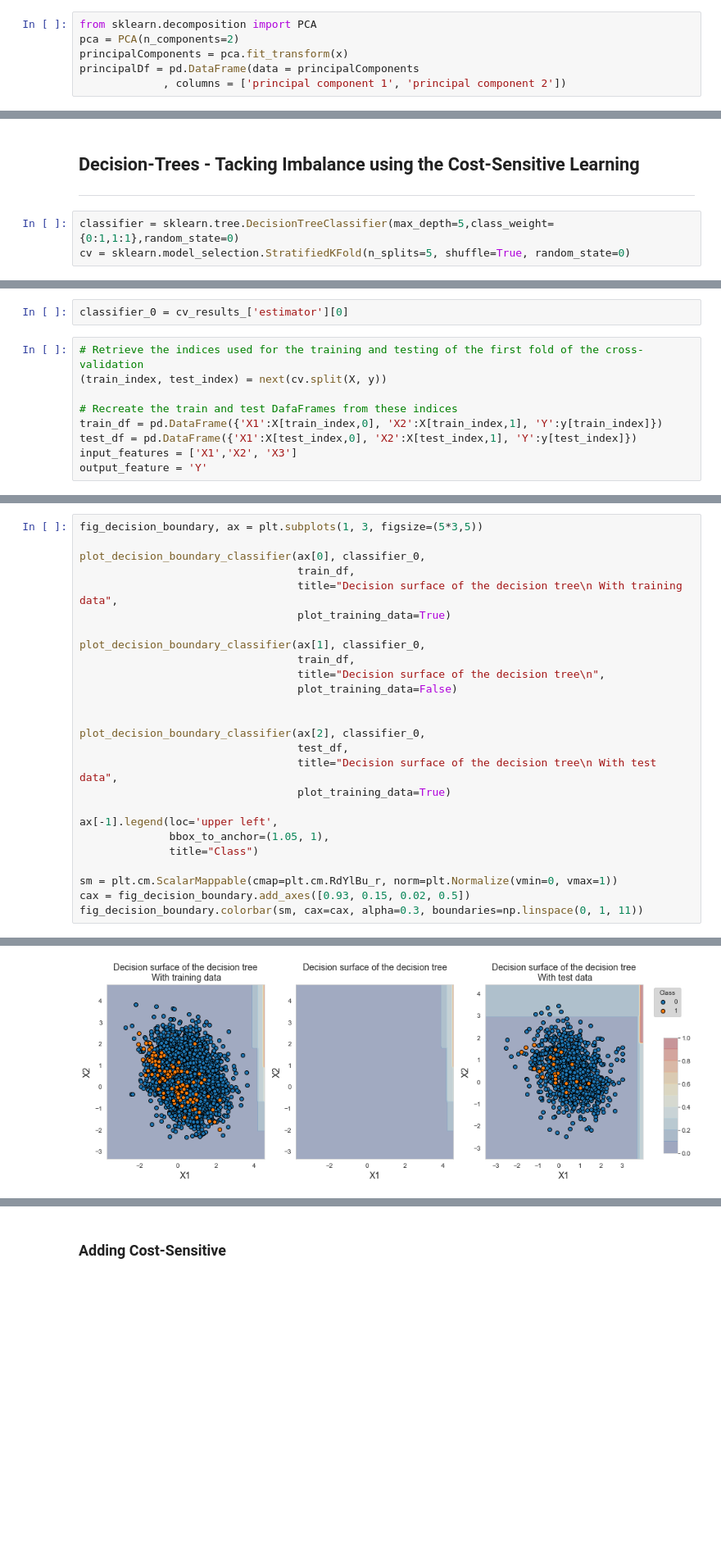
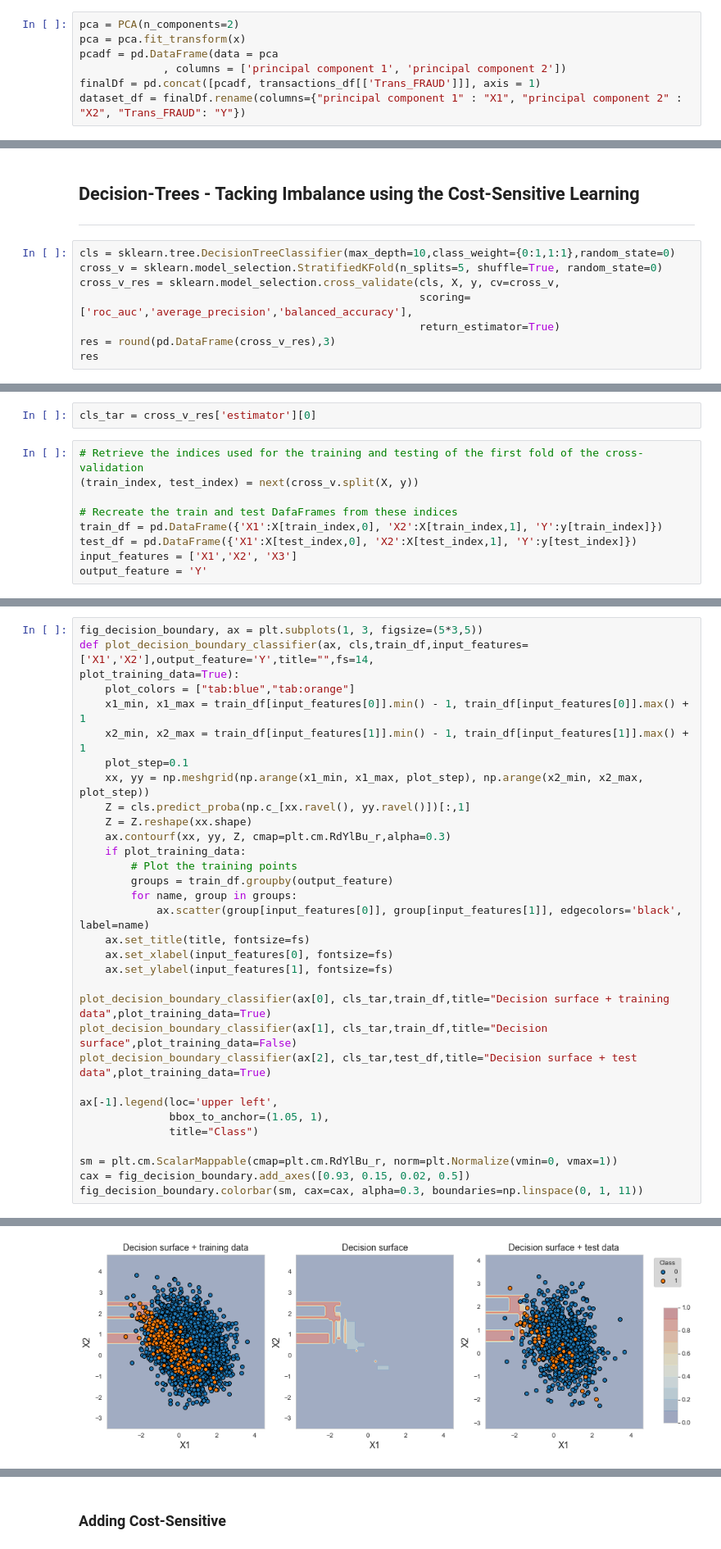
Before and after one commit to evan-dayy/Fraud-Detection-Algorithm, a Jupyter notebook: Imbalance Class-M2.ipynb, the cells around one changed output, grey strips where cells are left out. Shown: that part at 82% size. Saved outputs shown, nothing was run; the diff lists cells and outputs as text; blank space fills up the shorter version.

Commit message:
finalized imbalance class prob

```diff
--- a/Imbalance Class-M2.ipynb
+++ b/Imbalance Class-M2.ipynb
@@ -32,7 +40,8 @@ y = transactions_df.loc[:,['Trans_FRAUD']].values
 x = StandardScaler().fit_transform(x)
 # %%
-from sklearn.decomposition import PCA
 pca = PCA(n_components=2)
-principalComponents = pca.fit_transform(x)
-principalDf = pd.DataFrame(data = principalComponents
+pca = pca.fit_transform(x)
+pcadf = pd.DataFrame(data = pca
              , columns = ['principal component 1', 'principal component 2'])
+finalDf = pd.concat([pcadf, transactions_df[['Trans_FRAUD']]], axis = 1)
+dataset_df = finalDf.rename(columns={"principal component 1" : "X1", "principal component 2" : "X2", "Trans_FRAUD": "Y"})
@@ -75,5 +77,10 @@ ax.legend(loc='upper left',
 ## Decision-Trees - Tacking Imbalance using the Cost-Sensitive Learning
 ---
 # %%
-classifier = sklearn.tree.DecisionTreeClassifier(max_depth=5,class_weight={0:1,1:1},random_state=0)
-cv = sklearn.model_selection.StratifiedKFold(n_splits=5, shuffle=True, random_state=0)
+cls = sklearn.tree.DecisionTreeClassifier(max_depth=10,class_weight={0:1,1:1},random_state=0)
+cross_v = sklearn.model_selection.StratifiedKFold(n_splits=5, shuffle=True, random_state=0)
+cross_v_res = sklearn.model_selection.cross_validate(cls, X, y, cv=cross_v,
+                                                     scoring=['roc_auc','average_precision','balanced_accuracy'],
+                                                     return_estimator=True)
+res = round(pd.DataFrame(cross_v_res),3)
+res
@@ -105,8 +102,8 @@ pd.DataFrame([[str(round(results_mean[i],3))+'+/-'+str(round(results_std[i],3))
 # %%
-classifier_0 = cv_results_['estimator'][0]
+cls_tar = cross_v_res['estimator'][0]
 # %%
 # Retrieve the indices used for the training and testing of the first fold of the cross-validation
-(train_index, test_index) = next(cv.split(X, y))
+(train_index, test_index) = next(cross_v.split(X, y))
 
 # Recreate the train and test DafaFrames from these indices
 train_df = pd.DataFrame({'X1':X[train_index,0], 'X2':X[train_index,1], 'Y':y[train_index]})
@@ -135,30 +113,36 @@ AssertionError: wrong color format 'ansiyellow'
 # %%
 fig_decision_boundary, ax = plt.subplots(1, 3, figsize=(5*3,5))
+def plot_decision_boundary_classifier(ax, cls,train_df,input_features=['X1','X2'],output_feature='Y',title="",fs=14,
+plot_training_data=True):
+    plot_colors = ["tab:blue","tab:orange"]
+    x1_min, x1_max = train_df[input_features[0]].min() - 1, train_df[input_features[0]].max() + 1
+    x2_min, x2_max = train_df[input_features[1]].min() - 1, train_df[input_features[1]].max() + 1
+    plot_step=0.1
+    xx, yy = np.meshgrid(np.arange(x1_min, x1_max, plot_step), np.arange(x2_min, x2_max, plot_step))
+    Z = cls.predict_proba(np.c_[xx.ravel(), yy.ravel()])[:,1]
+    Z = Z.reshape(xx.shape)
+    ax.contourf(xx, yy, Z, cmap=plt.cm.RdYlBu_r,alpha=0.3)
+    if plot_training_data:
+        # Plot the training points
+        groups = train_df.groupby(output_feature)
+        for name, group in groups:
+            ax.scatter(group[input_features[0]], group[input_features[1]], edgecolors='black', label=name)
+    ax.set_title(title, fontsize=fs)
+    ax.set_xlabel(input_features[0], fontsize=fs)
+    ax.set_ylabel(input_features[1], fontsize=fs)
 
-plot_decision_boundary_classifier(ax[0], classifier_0,
-                                  train_df,
-                                  title="Decision surface of the decision tree\n With training data",
-                                  plot_training_data=True)
-
-plot_decision_boundary_classifier(ax[1], classifier_0,
-                                  train_df,
-                                  title="Decision surface of the decision tree\n",
-                                  plot_training_data=False)
-
-
-plot_decision_boundary_classifier(ax[2], classifier_0,
-                                  test_df,
-                                  title="Decision surface of the decision tree\n With test data",
-                                  plot_training_data=True)
+plot_decision_boundary_classifier(ax[0], cls_tar,train_df,title="Decision surface + training data",plot_training_data=True)
+plot_decision_boundary_classifier(ax[1], cls_tar,train_df,title="Decision surface",plot_training_data=False)
+plot_decision_boundary_classifier(ax[2], cls_tar,test_df,title="Decision surface + test data",plot_training_data=True)
 
 ax[-1].legend(loc='upper left',
               bbox_to_anchor=(1.05, 1),
               title="Class")
 
 sm = plt.cm.ScalarMappable(cmap=plt.cm.RdYlBu_r, norm=plt.Normalize(vmin=0, vmax=1))
 cax = fig_decision_boundary.add_axes([0.93, 0.15, 0.02, 0.5])
 fig_decision_boundary.colorbar(sm, cax=cax, alpha=0.3, boundaries=np.linspace(0, 1, 11))
 # %% [output]
 <matplotlib.colorbar.Colorbar at 0x...>
-[figure, old version]
+[figure, new version]
 # %%
```
Also changed, not shown: parts of 25 cells of this notebook, 4 other files.
